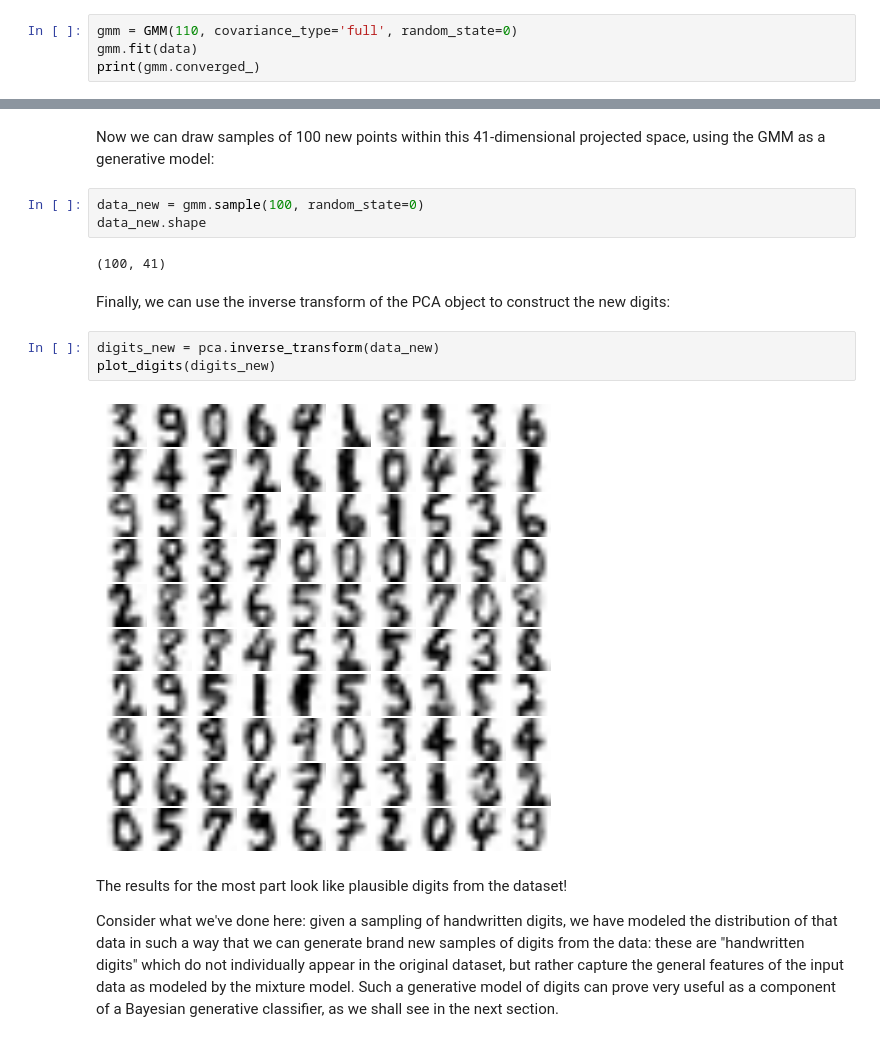
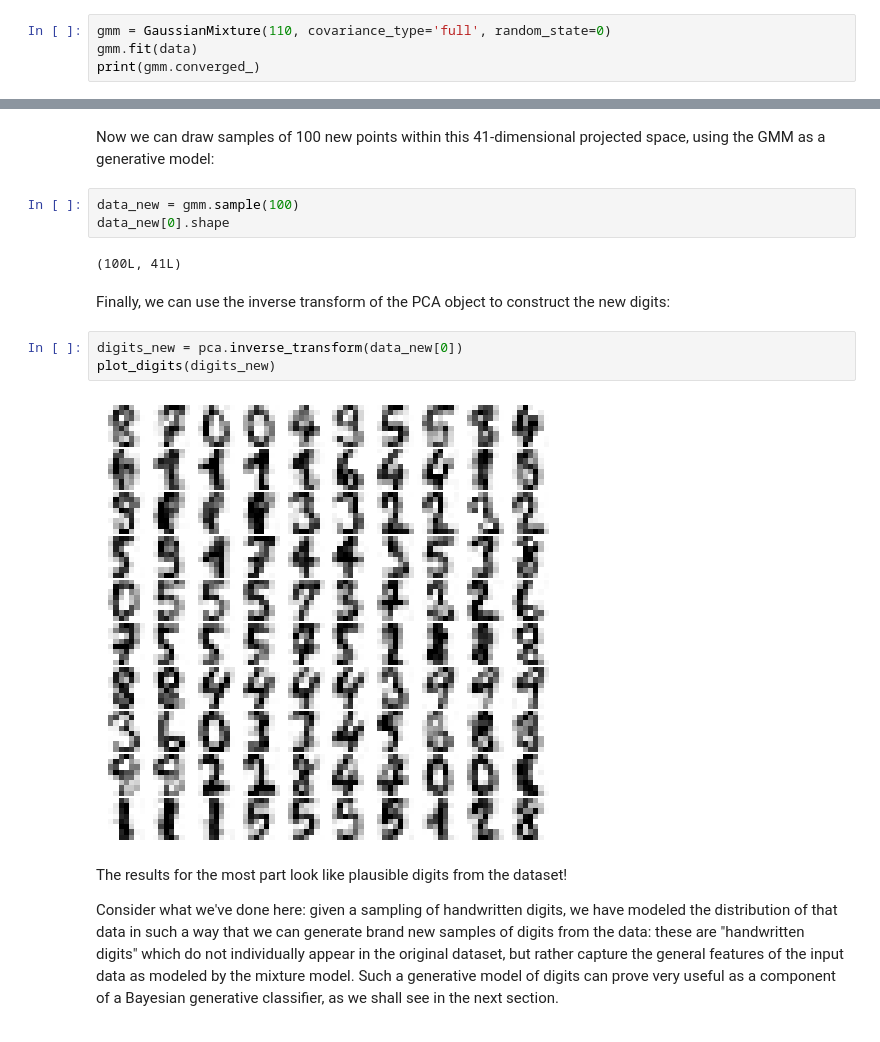
Before and after one commit to jakevdp/PythonDataScienceHandbook, a Jupyter notebook: notebooks/05.12-Gaussian-Mixtures.ipynb, the cells around one changed output, grey strips where cells are left out. Drawn from its saved outputs; the diff is of its cells as text.

Commit message:
depricated GMM is removed and replaced by GaussianMixture

```diff
--- a/notebooks/05.12-Gaussian-Mixtures.ipynb
+++ b/notebooks/05.12-Gaussian-Mixtures.ipynb
@@ -317,7 +318,7 @@ plt.plot(n_components, aics);
 It appears that around 110 components minimizes the AIC; we will use this model.
 Let's quickly fit this to the data and confirm that it has converged:
 # %%
-gmm = GMM(110, covariance_type='full', random_state=0)
+gmm = GaussianMixture(110, covariance_type='full', random_state=0)
 gmm.fit(data)
 print(gmm.converged_)
 # %% [output]
@@ -325,17 +326,17 @@ True
 # %% [markdown]
 Now we can draw samples of 100 new points within this 41-dimensional projected space, using the GMM as a generative model:
 # %%
-data_new = gmm.sample(100, random_state=0)
-data_new.shape
+data_new = gmm.sample(100)
+data_new[0].shape
 # %% [output]
-(100, 41)
+(100L, 41L)
 # %% [markdown]
 Finally, we can use the inverse transform of the PCA object to construct the new digits:
 # %%
-digits_new = pca.inverse_transform(data_new)
+digits_new = pca.inverse_transform(data_new[0])
 plot_digits(digits_new)
 # %% [output]
-[figure, old version]
+[figure, new version]
 # %% [markdown]
 The results for the most part look like plausible digits from the dataset!
 
```
Also changed, not shown: parts of 18 cells of this notebook.
